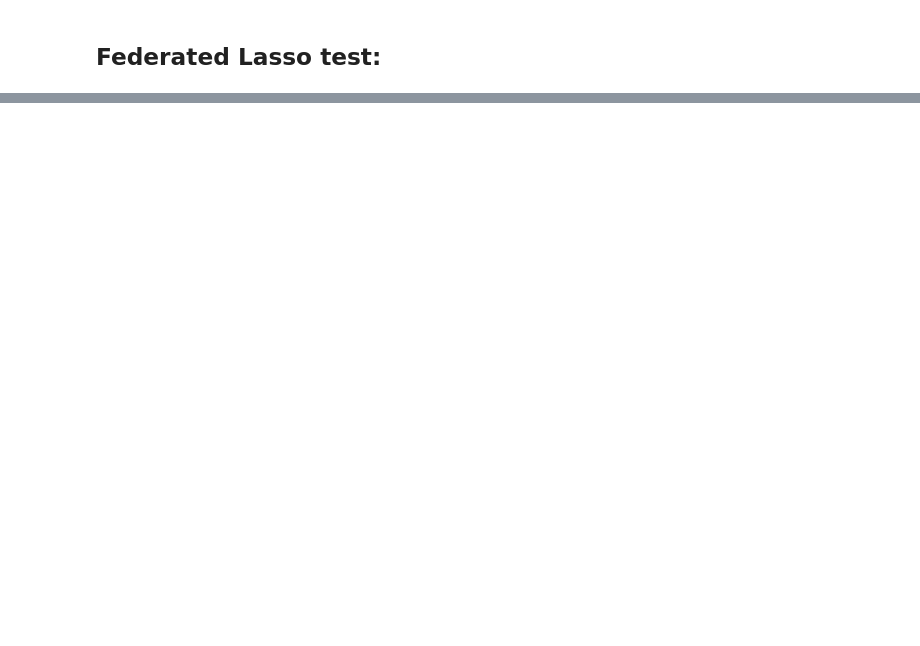
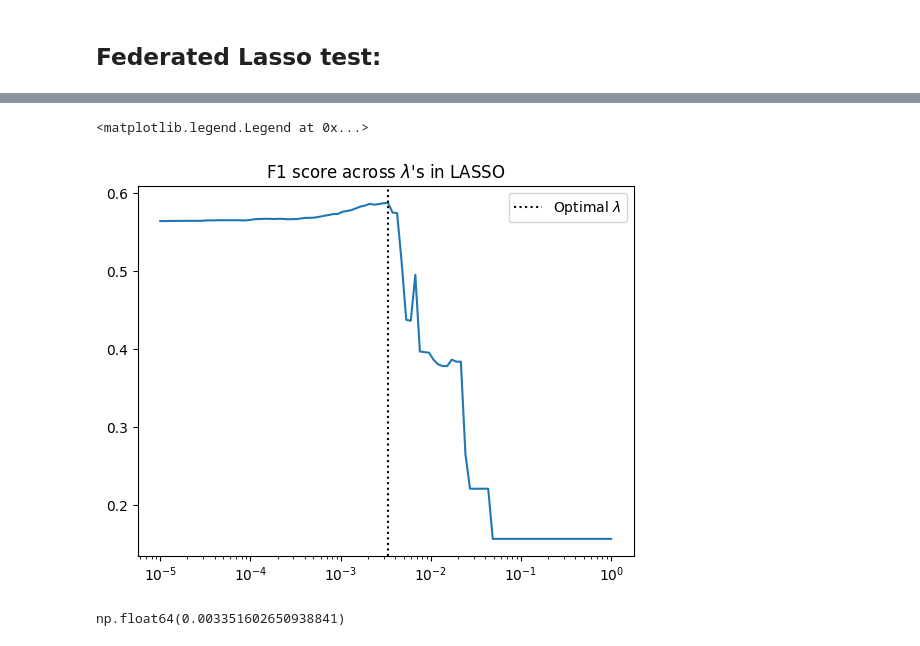
Before and after one commit to OskarJohnsen/Federated-dental-risk-vol2, a Jupyter notebook: Groundwork/multi_regression_standardiseret.ipynb, the cells around one changed output, grey strips where cells are left out. Drawn from its saved outputs; the diff is of its cells as text; code cells hidden in the pictures; blank space fills up the shorter version.

Commit message:
Lasso and MLP alternatives

```diff
--- a/Groundwork/multi_regression_standardiseret.ipynb
+++ b/Groundwork/multi_regression_standardiseret.ipynb
@@ -1122,7 +1122,7 @@ intercept, coefs = federated_lasso_single(
     num_clients = 10,
     rounds=100,
     lr=0.001,
-    lam=0.07,
+    lam=0.0029836472402833404,
     local_steps=5,
     weighted=True,
 )
@@ -1160,7 +1160,7 @@ import pandas as pd
 from itertools import combinations
 
 variables = df.columns[1:27].tolist()
-test_data_sub = df.copy()
+test_data_sub = test_data.copy()
 X = test_data_sub[variables].copy()
 
 interaction_cols = {}
@@ -1211,7 +1211,7 @@ def metrics_for_one_complication(y_true, y_pred):
         "macro_f1": macro_f1
     }
 
-y_true = df["Risk_Category_AlveolarOsteitis"].values
+y_true = test_data["Risk_Category_AlveolarOsteitis"].values
 y_pred = cat_pred
 
 metrics_for_one_complication(y_true, y_pred)
@@ -1253,0 +1301,10 @@ df
+# %%
+lambdas = np.logspace(-5, 0, 100)  # fra 0.000001 til 1
+
+results = tune_lasso_lambda(
+    train_df=df,
+    test_df=test_data,
+    variables=variables,
+    complications=complications,
+    lambdas=lambdas
+)
@@ -1253,0 +1329,20 @@ df
+# %%
+results = np.array(results).T
+
+idx = np.argmax(results[1])
+max_F1 = max(results[1])
+max_lambda = results[0, idx]
+
+fig, ax = plt.subplots()
+ax.plot(results[0], results[1])
+plt.xscale('log')
+plt.title("F1 score across $\lambda$'s in LASSO")
+ax.axvline(x=max_lambda, linestyle=':', color='black', label = "Optimal $\lambda$")
+plt.legend()
+# %% [output]
+<matplotlib.legend.Legend at 0x...>
+[figure, added]
+# %%
+max_lambda
+# %% [output]
+np.float64(0.003351602650938841)
```
Also changed, not shown: parts of 10 cells of this notebook, 2 other files.
